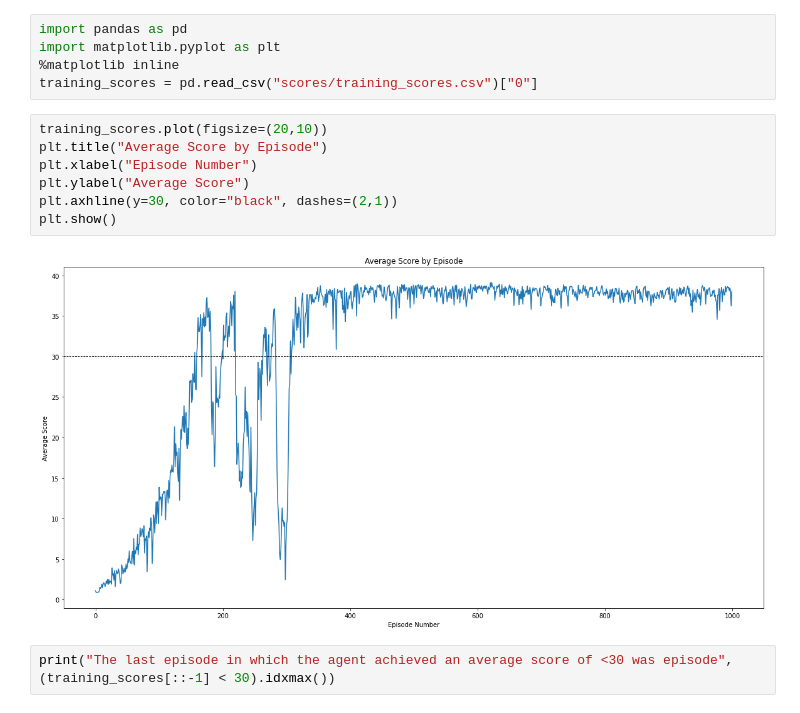
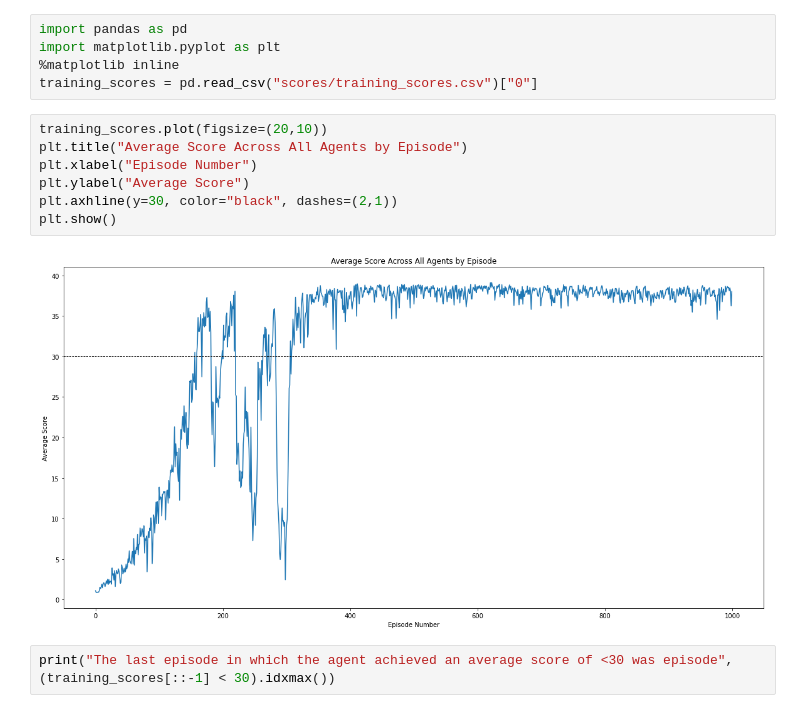
Before and after one commit to jlamberts/udacity-deeprl-p2, a Jupyter notebook: report.ipynb, the cells around one changed output. Cells and saved outputs as stored; diff of their text form.

```diff
--- a/report.ipynb
+++ b/report.ipynb
@@ -64,13 +64,13 @@ import matplotlib.pyplot as plt
 training_scores = pd.read_csv("scores/training_scores.csv")["0"]
 # %%
 training_scores.plot(figsize=(20,10))
-plt.title("Average Score by Episode")
+plt.title("Average Score Across All Agents by Episode")
 plt.xlabel("Episode Number")
 plt.ylabel("Average Score")
 plt.axhline(y=30, color="black", dashes=(2,1))
 plt.show()
 # %% [output]
-[figure, old version]
+[figure, new version]
 # %%
 print("The last episode in which the agent achieved an average score of <30 was episode",(training_scores[::-1] < 30).idxmax())
 # %% [output]
```
Also changed, not shown: parts of 3 cells of this notebook.
